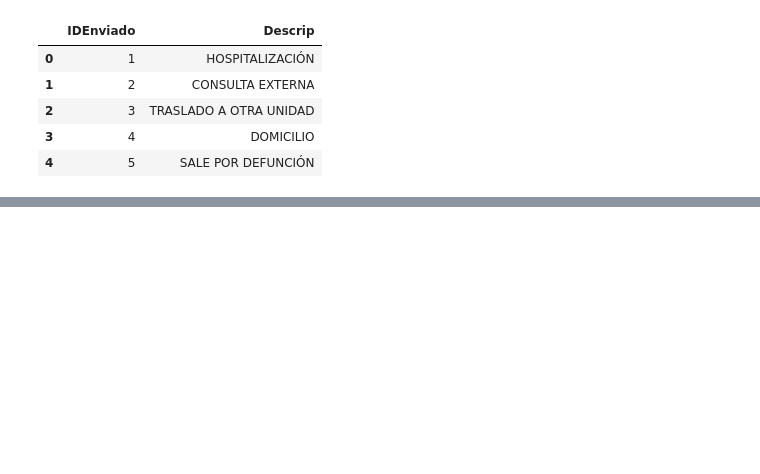
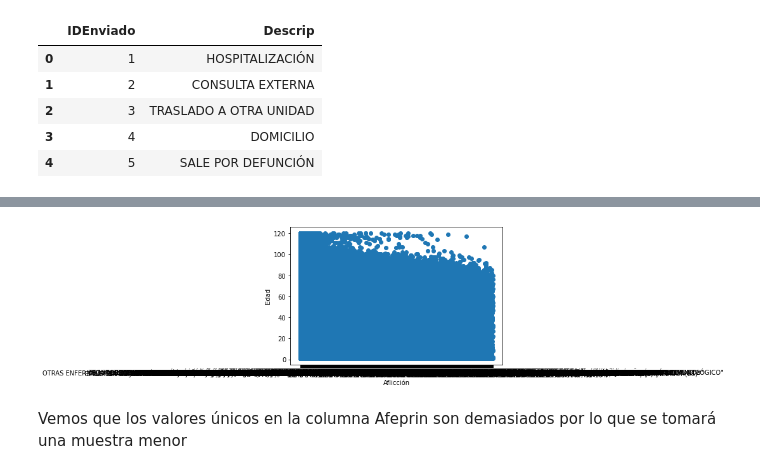
Before and after one commit to AlexioMe/BigData_ProyectoFinal, a Jupyter notebook: ProyectoFinal/ScriptFinal.ipynb, the cells around one changed output, grey strips where cells are left out. Drawn from its saved outputs; the diff is of its cells as text; code cells hidden in the pictures; blank space fills up the shorter version.

```diff
--- a/ProyectoFinal/ScriptFinal.ipynb
+++ b/ProyectoFinal/ScriptFinal.ipynb
@@ -318,0 +406,12 @@ df.to_csv('DataSetLimpio.csv')
+# %%
+plt.scatter(df['AFECPRIN'], df['EDAD'])
+
+# Agregar etiquetas a los ejes
+plt.xlabel("Aflicción")
+plt.ylabel("Edad")
+
+plt.show()
+# %% [output]
+[figure, added]
+# %% [markdown]
+Vemos que los valores únicos en la columna Afeprin son demasiados por lo que se tomará una muestra menor
```
Also changed, not shown: parts of 20 cells of this notebook.
